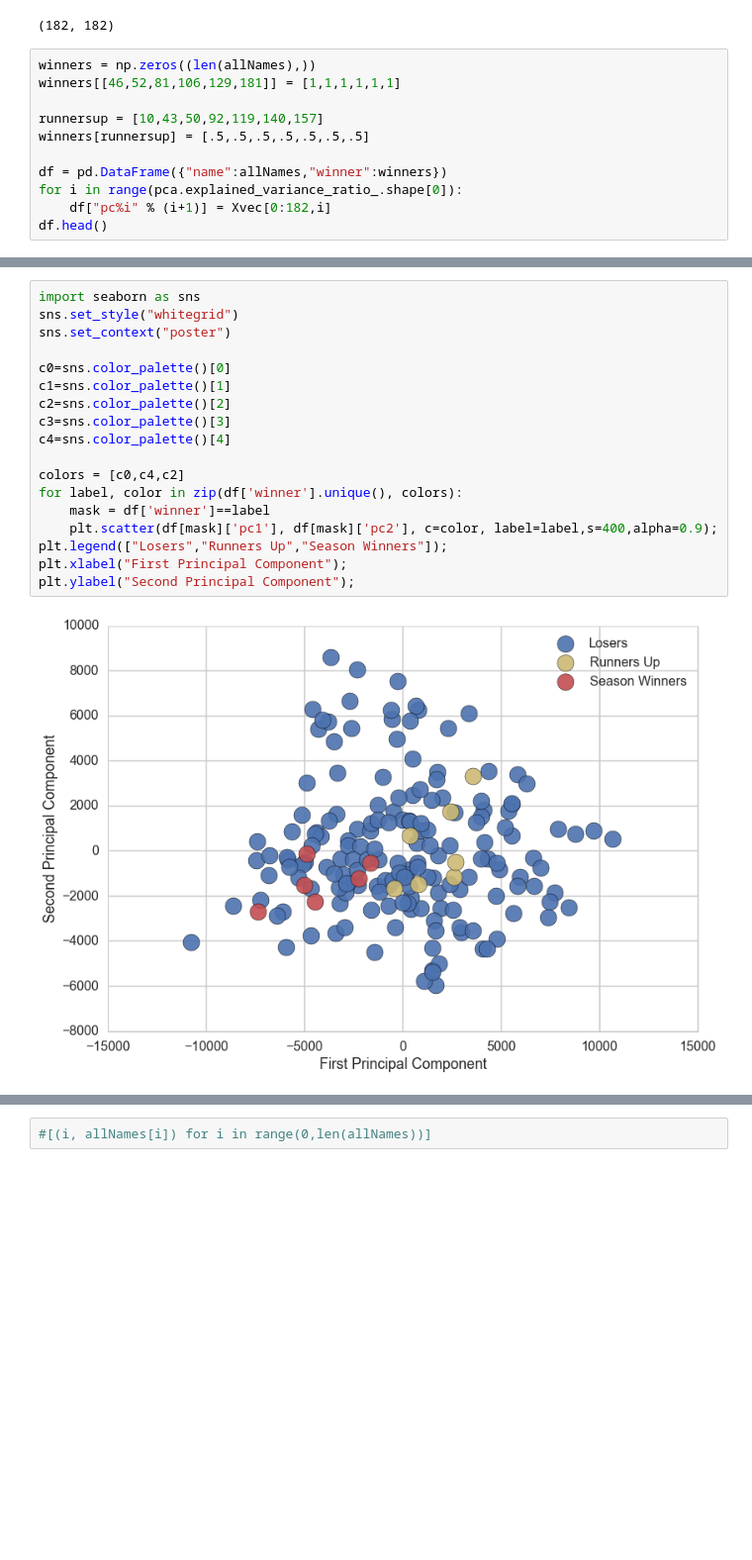
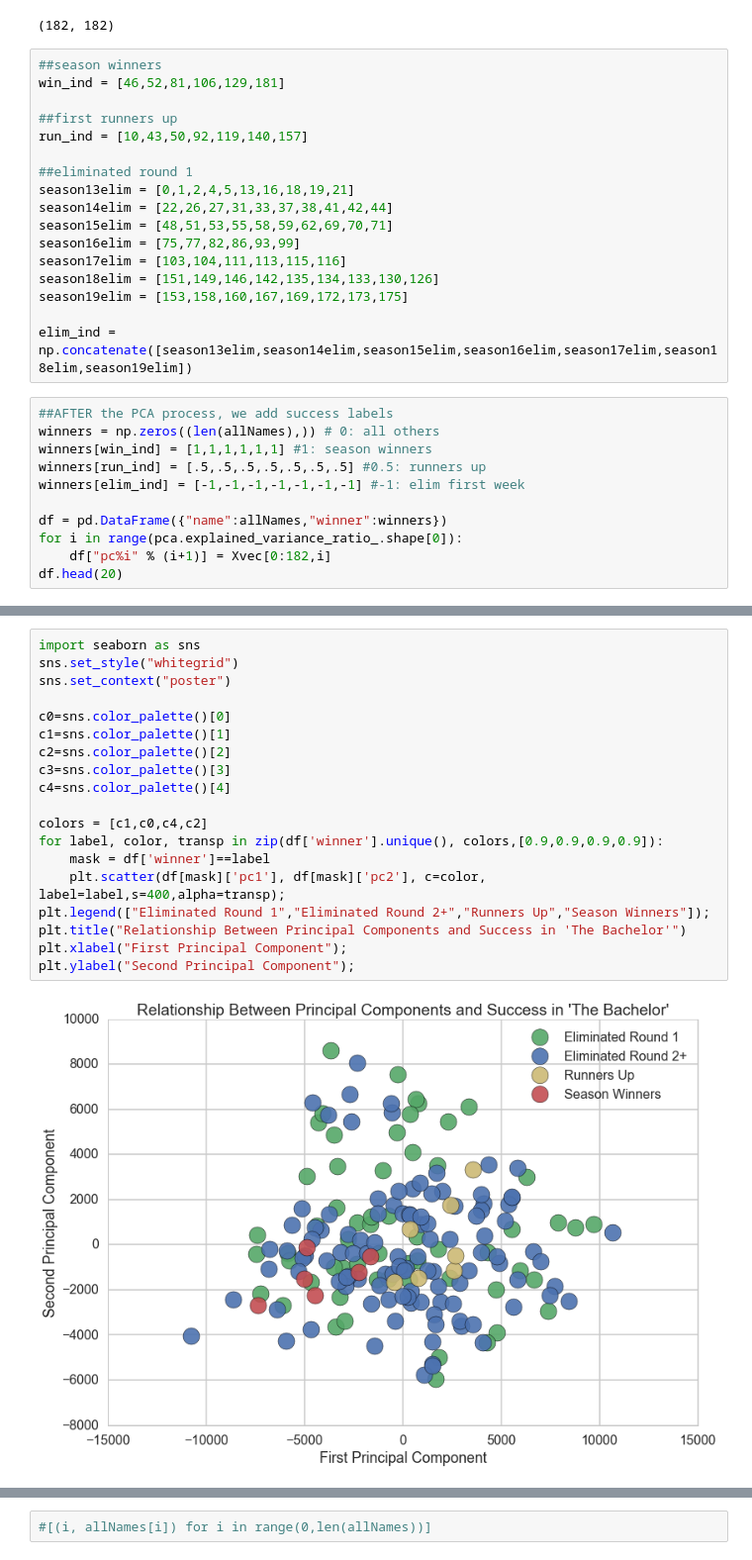
Before and after one commit to dcusworth/WAR_of_the_Roses, a Jupyter notebook: Final Project -- Images.ipynb, the cells around one changed output, grey strips where cells are left out. Shown at 99% size. Cells and saved outputs as stored; diff of their text form; blank space fills up the shorter version.

```diff
--- a/Final Project -- Images.ipynb
+++ b/Final Project -- Images.ipynb
@@ -634,16 +646,33 @@ Seventy percent of the variance can be explained by these top 10 principal compo
 len(Xvec[0:182,i]),len(allNames)
 # %% [output]
 (182, 182)
+# %%
+##season winners
+win_ind = [46,52,81,106,129,181]
+
+##first runners up
+run_ind = [10,43,50,92,119,140,157]
+
+##eliminated round 1
+season13elim = [0,1,2,4,5,13,16,18,19,21]
+season14elim = [22,26,27,31,33,37,38,41,42,44]
+season15elim = [48,51,53,55,58,59,62,69,70,71]
+season16elim = [75,77,82,86,93,99]
+season17elim = [103,104,111,113,115,116]
+season18elim = [151,149,146,142,135,134,133,130,126]
+season19elim = [153,158,160,167,169,172,173,175]
+
+elim_ind = np.concatenate([season13elim,season14elim,season15elim,season16elim,season17elim,season18elim,season19elim])
 # %%
-winners = np.zeros((len(allNames),))
-winners[[46,52,81,106,129,181]] = [1,1,1,1,1,1]
-
-runnersup = [10,43,50,92,119,140,157]
-winners[runnersup] = [.5,.5,.5,.5,.5,.5,.5]
+##AFTER the PCA process, we add success labels
+winners = np.zeros((len(allNames),)) # 0: all others
+winners[win_ind] = [1,1,1,1,1,1] #1: season winners
+winners[run_ind] = [.5,.5,.5,.5,.5,.5,.5] #0.5: runners up
+winners[elim_ind] = [-1,-1,-1,-1,-1,-1,-1] #-1: elim first week
 
 df = pd.DataFrame({"name":allNames,"winner":winners})
 for i in range(pca.explained_variance_ratio_.shape[0]):
     df["pc%i" % (i+1)] = Xvec[0:182,i]
-df.head()
+df.head(20)
 # %% [output]
 |  | name | winner | pc1 | pc2 | pc3 | pc4 | pc5 | pc6 | pc7 | pc8 | pc9 | ... |
@@ -655,20 +695,21 @@ df.head()
 # %%
 import seaborn as sns
 sns.set_style("whitegrid")
 sns.set_context("poster")
 
 c0=sns.color_palette()[0]
 c1=sns.color_palette()[1]
 c2=sns.color_palette()[2]
 c3=sns.color_palette()[3]
 c4=sns.color_palette()[4]
 
-colors = [c0,c4,c2]
-for label, color in zip(df['winner'].unique(), colors):
+colors = [c1,c0,c4,c2]
+for label, color, transp in zip(df['winner'].unique(), colors,[0.9,0.9,0.9,0.9]):
     mask = df['winner']==label
-    plt.scatter(df[mask]['pc1'], df[mask]['pc2'], c=color, label=label,s=400,alpha=0.9);
-plt.legend(["Losers","Runners Up","Season Winners"]);
+    plt.scatter(df[mask]['pc1'], df[mask]['pc2'], c=color, label=label,s=400,alpha=transp);
+plt.legend(["Eliminated Round 1","Eliminated Round 2+","Runners Up","Season Winners"]);
+plt.title("Relationship Between Principal Components and Success in 'The Bachelor'")
 plt.xlabel("First Principal Component");
 plt.ylabel("Second Principal Component");
 # %% [output]
-[figure, old version]
+[figure, new version]
```
Also changed, not shown: parts of 7 cells of this notebook.
